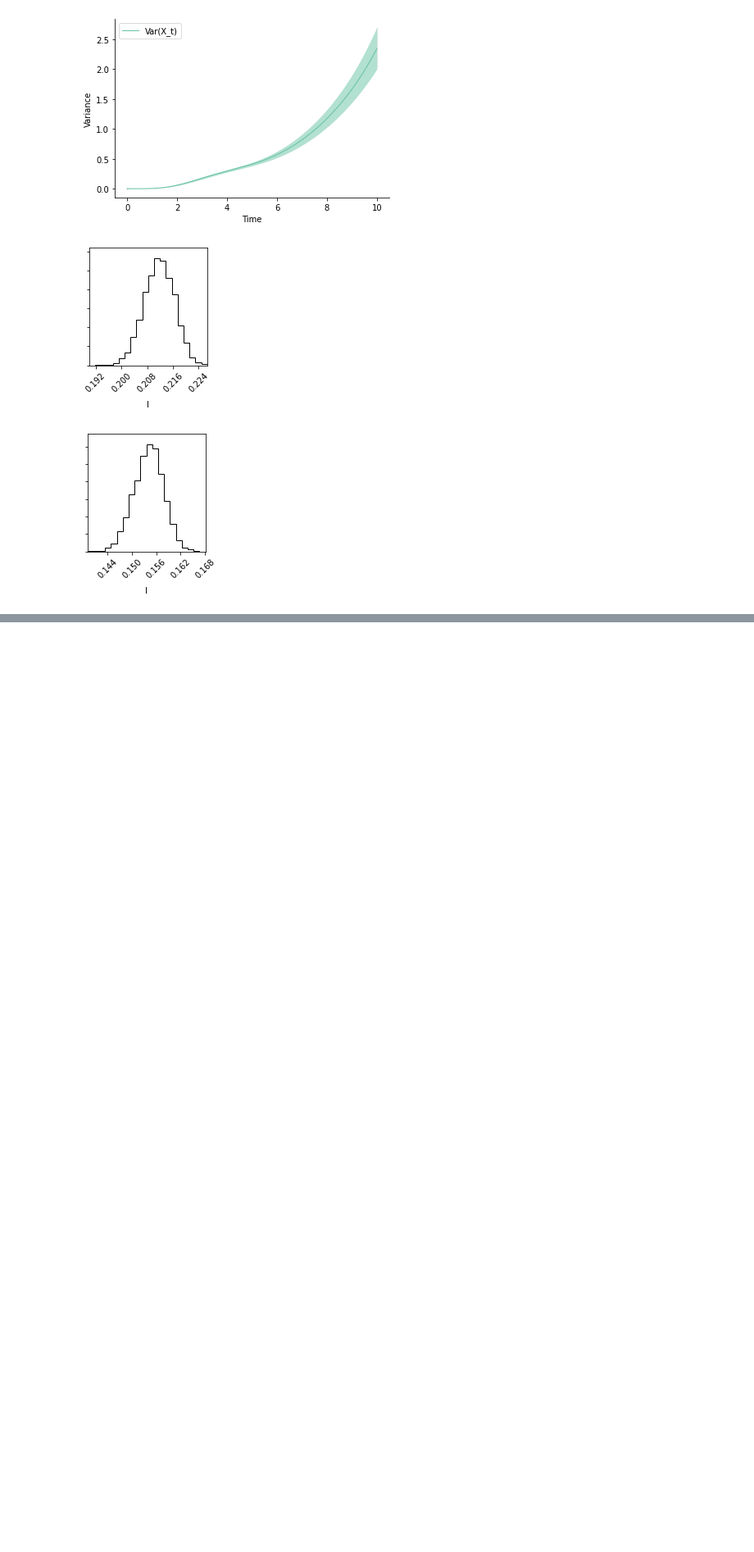
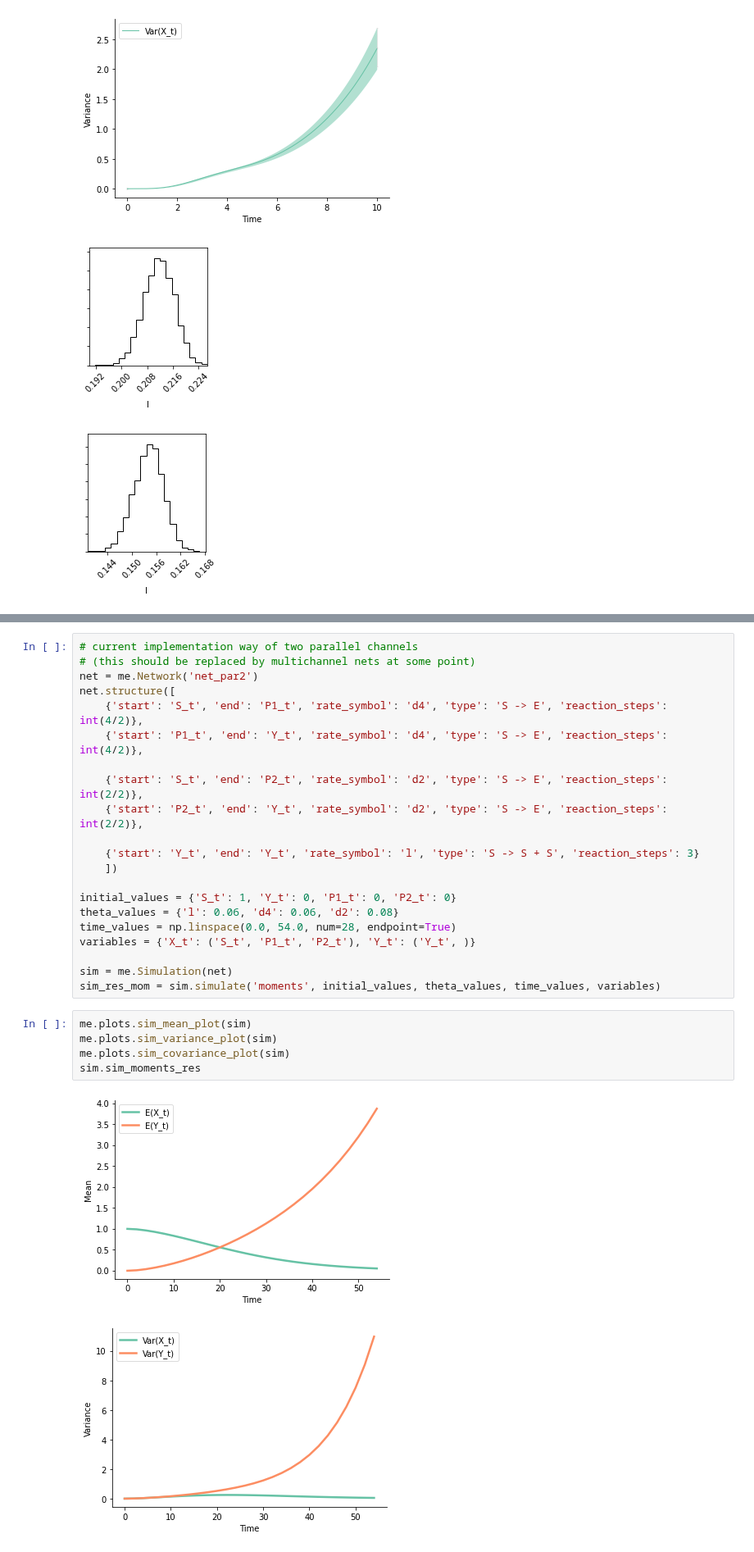
Before and after one commit to mauricelanghinrichs/memocell, a Jupyter notebook: paper/ex_docs_tests.ipynb, the cells around one changed output, grey strips where cells are left out. Shown at 82% size. Saved outputs shown, nothing was run; the diff lists cells and outputs as text; blank space fills up the shorter version.

```diff
--- a/paper/ex_docs_tests.ipynb
+++ b/paper/ex_docs_tests.ipynb
@@ -951,0 +1258,29 @@ me.plots.est_corner_plot(est_res[0])
+# %%
+# current implementation way of two parallel channels
+# (this should be replaced by multichannel nets at some point)
+net = me.Network('net_par2')
+net.structure([
+    {'start': 'S_t', 'end': 'P1_t', 'rate_symbol': 'd4', 'type': 'S -> E', 'reaction_steps': int(4/2)},
+    {'start': 'P1_t', 'end': 'Y_t', 'rate_symbol': 'd4', 'type': 'S -> E', 'reaction_steps': int(4/2)},
+
+    {'start': 'S_t', 'end': 'P2_t', 'rate_symbol': 'd2', 'type': 'S -> E', 'reaction_steps': int(2/2)},
+    {'start': 'P2_t', 'end': 'Y_t', 'rate_symbol': 'd2', 'type': 'S -> E', 'reaction_steps': int(2/2)},
+
+    {'start': 'Y_t', 'end': 'Y_t', 'rate_symbol': 'l', 'type': 'S -> S + S', 'reaction_steps': 3}
+    ])
+
+initial_values = {'S_t': 1, 'Y_t': 0, 'P1_t': 0, 'P2_t': 0}
+theta_values = {'l': 0.06, 'd4': 0.06, 'd2': 0.08}
+time_values = np.linspace(0.0, 54.0, num=28, endpoint=True)
+variables = {'X_t': ('S_t', 'P1_t', 'P2_t'), 'Y_t': ('Y_t', )}
+
+sim = me.Simulation(net)
+sim_res_mom = sim.simulate('moments', initial_values, theta_values, time_values, variables)
+# %%
+me.plots.sim_mean_plot(sim)
+me.plots.sim_variance_plot(sim)
+me.plots.sim_covariance_plot(sim)
+sim.sim_moments_res
+# %% [output]
+[figure, added]
+[figure, added]
```
Also changed, not shown: parts of 44 cells of this notebook, 3 other files.
